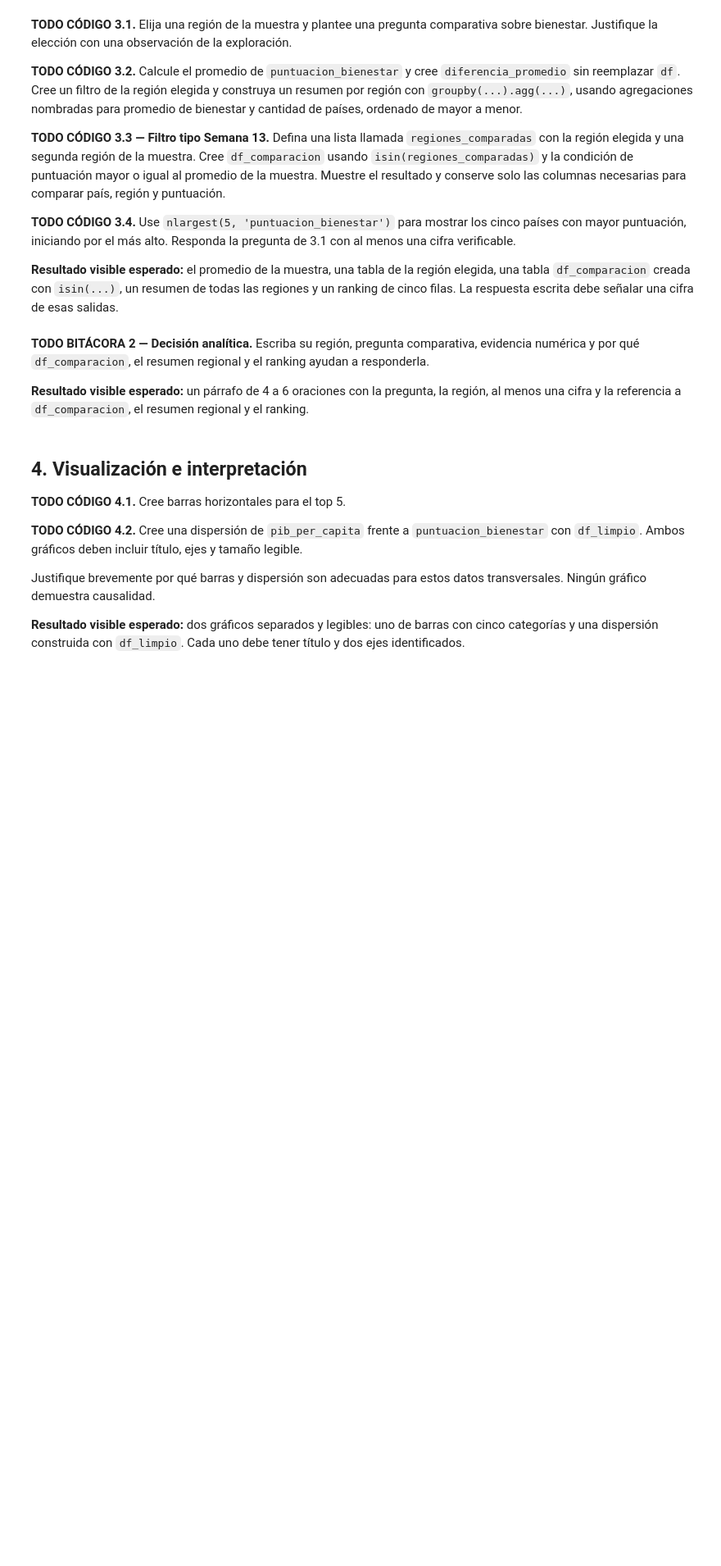
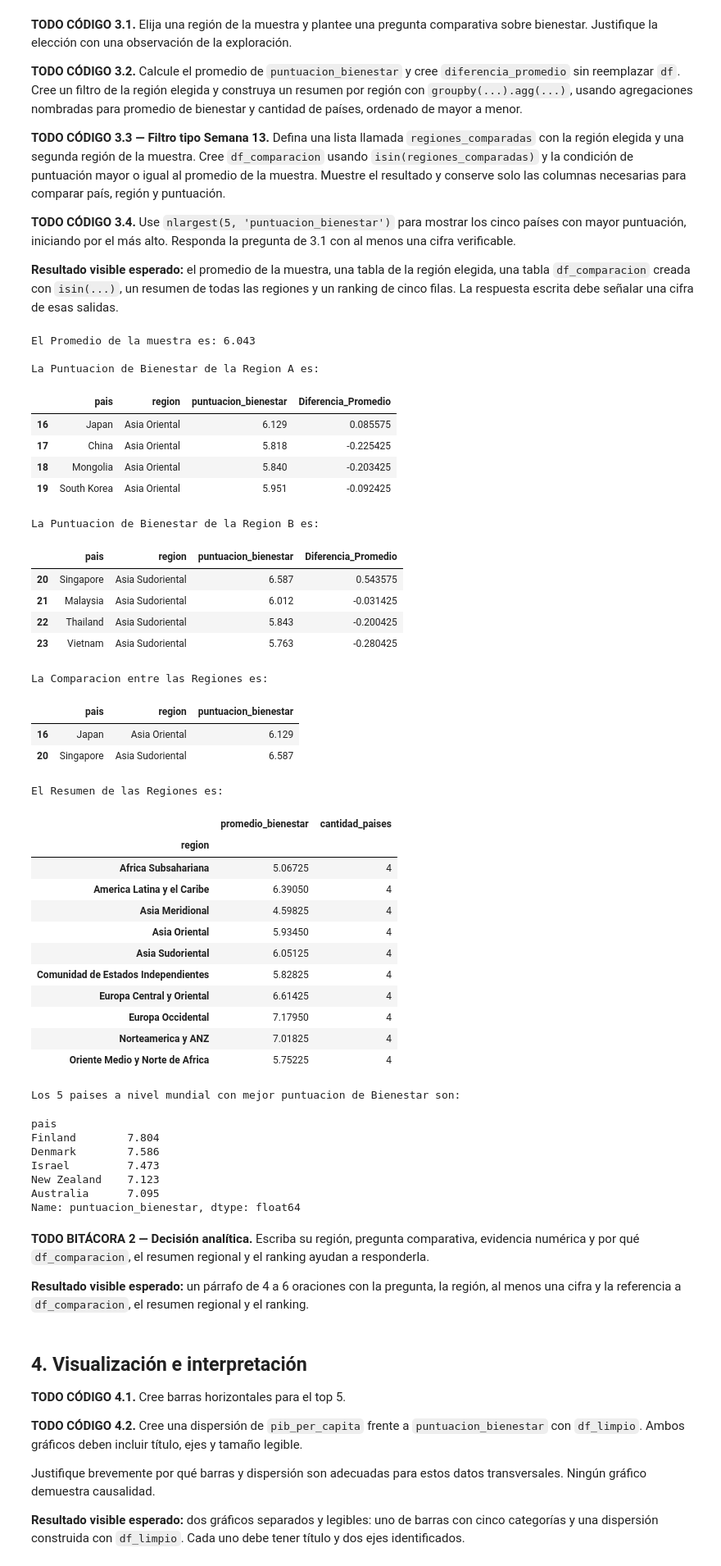
Before and after one commit to rmvargas79-beep/2026C2-G01-FUNDAMENTOS-DE-PYTHON, a Jupyter notebook: NOTEBOOKS/Clase_14/Vargas_Villegas_Ronald_Examen_Final.ipynb, the cells around one changed output. Shown at 82% size. Saved outputs shown, nothing was run; the diff lists cells and outputs as text; code cells hidden in the pictures; blank space fills up the shorter version.

```diff
--- a/NOTEBOOKS/Clase_14/Vargas_Villegas_Ronald_Examen_Final.ipynb
+++ b/NOTEBOOKS/Clase_14/Vargas_Villegas_Ronald_Examen_Final.ipynb
@@ -185,3 +182,81 @@ La Region tangamandapio ingresada no se encuentra en los registros.
+# %%
+# TODO CÓDIGO 3: promedio, diferencia_promedio, filtros, isin(...), groupby(...).agg(...) y nlargest(...).
+# Deben quedar visibles: promedio_muestra, df_region, regiones_comparadas, df_comparacion, resumen_por_region y top_5.
+#Regiones Elegidas Asia Oriental, Asia Sudoriental
+#Quiero saber que region si al A o B tiene mas paises que superen el indice de 6.0 en Bienestar y cuantos paises de cada region lo superan.
+
+promedio_muestra = (df["puntuacion_bienestar"].sum()/ len(df))
+print(f"El Promedio de la muestra es: {promedio_muestra:.3f}")
+
+columnas_a = ["pais", "region", "puntuacion_bienestar"]
+columnas_b= ["pais", "region", "puntuacion_bienestar", "Diferencia_Promedio"]
+
+print(f"\nLa Puntuacion de Bienestar de la Region A es: ")
+region_a = (df[df["region"] == "Asia Oriental"])
+region_a["Diferencia_Promedio"] = (region_a["puntuacion_bienestar"] - promedio_muestra)
+display(region_a[columnas_b])
+
+print(f"\nLa Puntuacion de Bienestar de la Region B es: ")
+region_b = (df[df["region"] == "Asia Sudoriental"])
+region_b["Diferencia_Promedio"] = (region_b["puntuacion_bienestar"] - promedio_muestra)
+display(region_b[columnas_b])
+
+print(f"\nLa Comparacion entre las Regiones es: ")
+regiones_comparadas = ["Asia Oriental", "Asia Sudoriental"]
+df_comparacion = df[(df["region"].isin(regiones_comparadas)) & (df["puntuacion_bienestar"] >= promedio_muestra)]
+
+display(df_comparacion[columnas_a])
+
+
+print(f"\nEl Resumen de las Regiones es: ")
+
+resumen_regiones = df.groupby("region").agg(promedio_bienestar=("puntuacion_bienestar", "mean") , cantidad_paises=("pais", "count"))
+
+display(resumen_regiones)
+
+print(f"\nLos 5 paises a nivel mundial con mejor puntuacion de Bienestar son: ")
+top_5= df.groupby("pais")["puntuacion_bienestar"].sum().nlargest(5)
+top_5
+# %% [output]
+El Promedio de la muestra es: 6.043
+
+La Puntuacion de Bienestar de la Region A es:
+|  | pais | region | puntuacion_bienestar | Diferencia_Promedio |
+| 16 | Japan | Asia Oriental | 6.129 | 0.085575 |
+| 17 | China | Asia Oriental | 5.818 | -0.225425 |
+| 18 | Mongolia | Asia Oriental | 5.840 | -0.203425 |
+| 19 | South Korea | Asia Oriental | 5.951 | -0.092425 |
+La Puntuacion de Bienestar de la Region B es:
+|  | pais | region | puntuacion_bienestar | Diferencia_Promedio |
+| 20 | Singapore | Asia Sudoriental | 6.587 | 0.543575 |
+| 21 | Malaysia | Asia Sudoriental | 6.012 | -0.031425 |
+| 22 | Thailand | Asia Sudoriental | 5.843 | -0.200425 |
+| 23 | Vietnam | Asia Sudoriental | 5.763 | -0.280425 |
+La Comparacion entre las Regiones es:
+|  | pais | region | puntuacion_bienestar |
+| 16 | Japan | Asia Oriental | 6.129 |
+| 20 | Singapore | Asia Sudoriental | 6.587 |
+El Resumen de las Regiones es:
+|  | promedio_bienestar | cantidad_paises |
+| region |  |  |
+| Africa Subsahariana | 5.06725 | 4 |
+| America Latina y el Caribe | 6.39050 | 4 |
+| Asia Meridional | 4.59825 | 4 |
+| Asia Oriental | 5.93450 | 4 |
+| Asia Sudoriental | 6.05125 | 4 |
+| Comunidad de Estados Independientes | 5.82825 | 4 |
+| Europa Central y Oriental | 6.61425 | 4 |
+| Europa Occidental | 7.17950 | 4 |
+| Norteamerica y ANZ | 7.01825 | 4 |
+| Oriente Medio y Norte de Africa | 5.75225 | 4 |
+Los 5 paises a nivel mundial con mejor puntuacion de Bienestar son:
+pais
+Finland        7.804
+Denmark        7.586
+Israel         7.473
+New Zealand    7.123
+Australia      7.095
+Name: puntuacion_bienestar, dtype: float64
 # %% [markdown]
 **TODO BITÁCORA 2 — Decisión analítica.** Escriba su región, pregunta comparativa, evidencia numérica y por qué `df_comparacion`, el resumen regional y el ranking ayudan a responderla.
 
```
Also changed, not shown: parts of 1 cell of this notebook.
